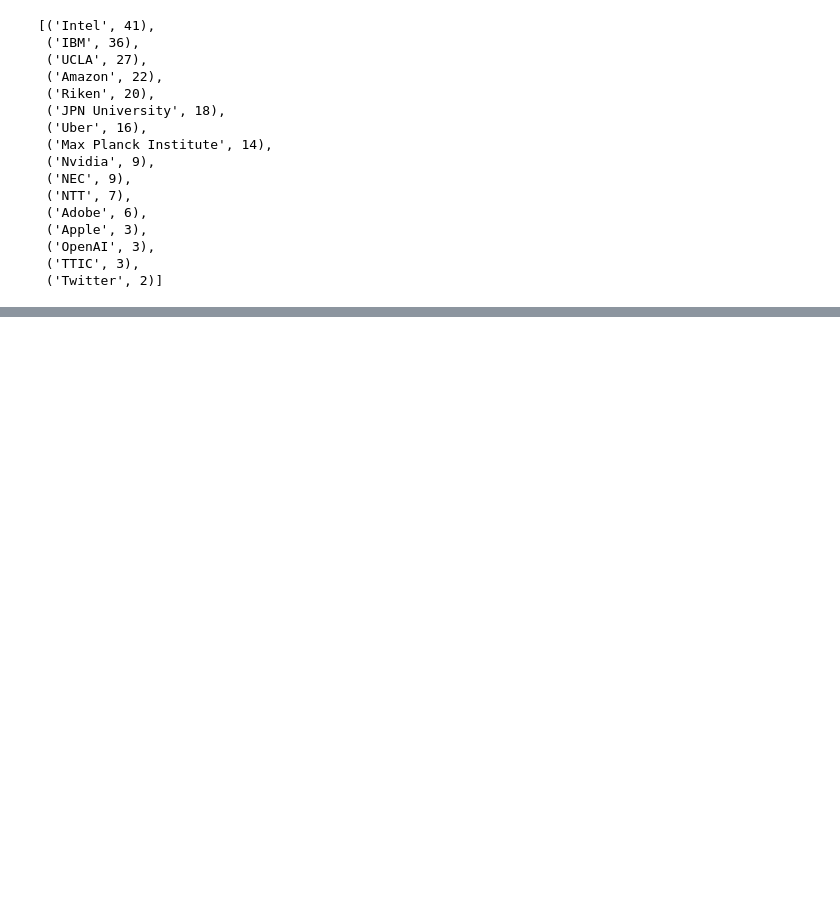
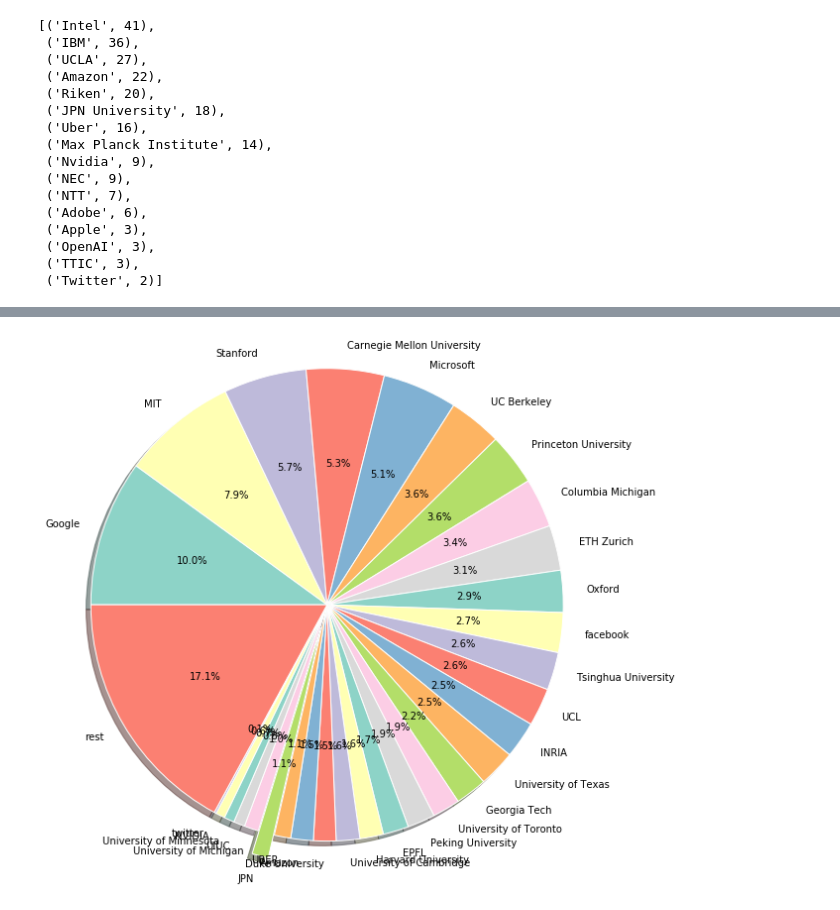
Before and after one commit to kruho/ConferenceResearch, a Jupyter notebook: PaperSearch.ipynb, the cells around one changed output, grey strips where cells are left out. Drawn from its saved outputs; the diff is of its cells as text; code cells hidden in the pictures; blank space fills up the shorter version.

```diff
--- a/PaperSearch.ipynb
+++ b/PaperSearch.ipynb
@@ -163,7 +163,7 @@ idiap research institute & epfl) · françois fleuret (idiap research institute
 samsung ai center, moscow) · evgenii egorov (skolkovo institute of science and technology) · dmitry vetrov (higher school of economics, samsung ai center, moscow 1
 tsinghua university) · shunsuke saito (university of southern california) · weikai chen (usc institute for creative technology) · hao li (pinscreen/university of southern california/usc ict 1
 # %%
-def count_paper(institute_names, institutes_in_paper):
+def count_paper(institute_names, institutes_in_paper, first=False):
     nb_papers = {}
     [nb_papers.update({key:0}) for key, value in institute_names.items()]
 
@@ -174,9 +174,12 @@ def count_paper(institute_names, institutes_in_paper):
 
                     found = False
 
-                    for v in value:
-                        found = found or re.search(v, institute.lower())
-#                        found = found or v in institute.lower()
+                    if first:
+                        found = found or re.search(value[0], institute.lower())
+                    else:
+                        for v in value:
+                            found = found or re.search(v, institute.lower())
+    #                        found = found or v in institute.lower()
 
                     if found:
                         nb_papers[key] += 1
@@ -397,0 +436,75 @@ count_paper(institute_names, institutes_in_paper)
+# %%
+import matplotlib.pyplot as plt
+import seaborn
+from matplotlib import cm
+
+institute_names = {
+    "JPN":['tokyo','waseda','hokkaido','osaka','nankai','nec','ntt','riken', 'preferred', 'keio', 'aist', 'toyota', 'mitsubishi', 'yahoo', 'kyoto', 'pfn', 'institute of statistical mathematics'],
+    "Carnegie Mellon University":["carnegie mellon university", "cmu"],
+    "Google":["google", "deepmind"],
+    "Stanford":["stanford", "stanford university"],
+    "MIT":["mit", "massachusetts institute of technology"],
+    "UC Berkeley":["uc berkeley", "ucb"],
+    "Microsoft":["microsoft"],
+    "Duke University":["duke"],
+    "Oxford":['oxford'],
+    "Princeton University":['princeton'],
+    "ETH Zurich":['eth', 'zurich'],
+    "University of Michigan":['michigan'],
+    "Columbia Michigan":['columbia'],
+    "University of Cambridge":['cambridge'],
+    "Harvard University":['harvard'],
+    "EPFL":['epfl'],
+    "INRIA":['inria'],
+    "Georgia Tech":['georgia'],
+    "Tsinghua University":['tsinghua'],
+    "UCL":['ucl'],
+    "University of Toronto":['toronto'],
+    "facebook":['facebook'],
+    "UIUC":['uiuc'],
+    "University of Texas":['texas'],
+    "University of Minnesota":['minnesota'],
+    "Peking University":['peking'],
+    "NVIDIA":['nvidia'],
+    "UBER":['uber'],
+    "twitter":['twitter'],
+    "Amazon":['amazon'],
+}
+
+nb_papers = count_paper(institute_names, institutes_in_paper, first=True)
+nb_papers.append(('rest',nb_tot_papers-np.array([i[1] for i in nb_papers]).sum()))
+
+cs=cm.Set3(np.arange(9))
+
+plt.figure(figsize=(10,10))
+
+# Data to plot
+labels = [i[0] for i in nb_papers]
+sizes = [i[1] for i in nb_papers]
+colors = ['gold', 'yellowgreen', 'lightcoral', 'lightskyblue']
+explode = [0]*len(nb_papers)
+
+for i,x in enumerate(nb_papers):
+    if x[0]=='Google' or x[0]=='Google' or x[0]=='Carnegie Mellon University' or x[0]=='MIT' or x[0]=='Microsoft' or x[0]=='Stanford' or x[0]=='UCBerkeley':
+        explode[i]=0.
+    if x[0]=='JPN':
+        explode[i]=0.1
+
+plt.pie(
+    sizes,
+    explode=explode,
+    labels=labels,
+    colors=cs,
+    startangle=180,
+    counterclock=False,
+    wedgeprops={'linewidth': 1, 'edgecolor':"white"},
+    autopct='%1.1f%%',
+    shadow=True
+)
+
+plt.axis('equal')
+#plt.title('NIPS 2019 paper')
+plt.savefig(website+'_first.png')
+plt.show()
+# %% [output]
+[figure, added]
```
Also changed, not shown: parts of 3 cells of this notebook, 3 other files.
